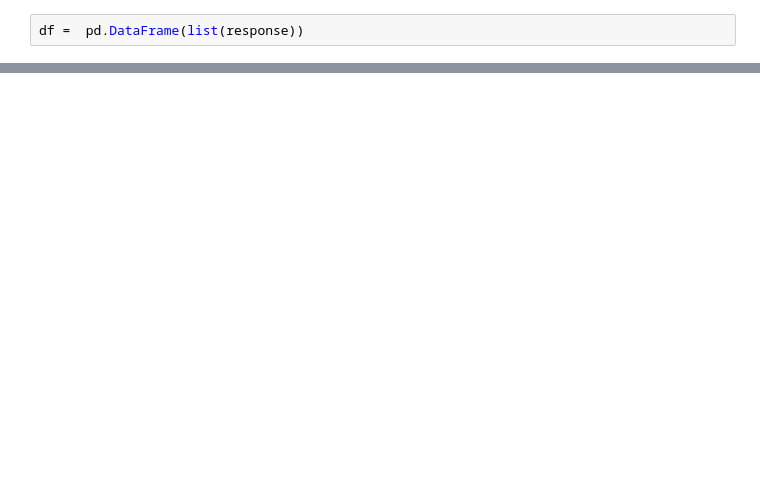
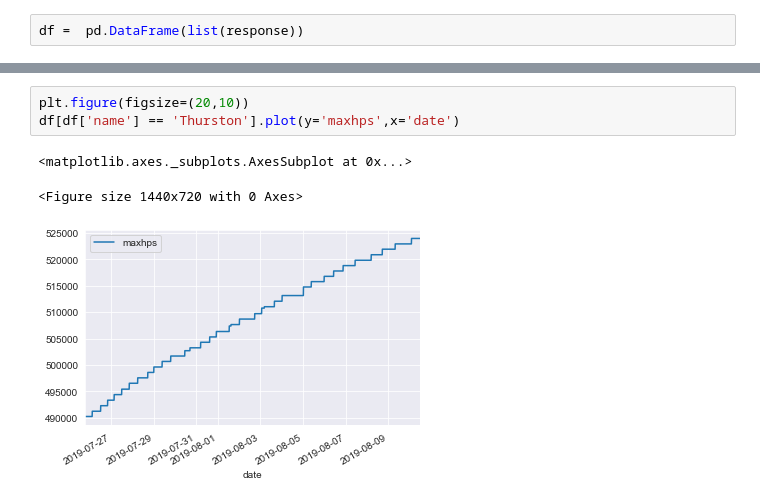
Before and after one commit to jsutch/MUD_viz, a Jupyter notebook: Mongo - MUD - formalizing data scrubbing.ipynb, the cells around one changed output, grey strips where cells are left out. Saved outputs shown, nothing was run; the diff lists cells and outputs as text; blank space fills up the shorter version.

```diff
--- a/Mongo - MUD - formalizing data scrubbing.ipynb
+++ b/Mongo - MUD - formalizing data scrubbing.ipynb
@@ -463,0 +150,7 @@ sns.heatmap(df.corr(),cmap='coolwarm',annot=True, linewidths=.5, linecolor='grey
+# %%
+plt.figure(figsize=(20,10))
+df[df['name'] == 'Thurston'].plot(y='maxhps',x='date')
+# %% [output]
+<matplotlib.axes._subplots.AxesSubplot at 0x...>
+<Figure size 1440x720 with 0 Axes>
+[figure, added]
```
Also changed, not shown: parts of 75 cells of this notebook.
